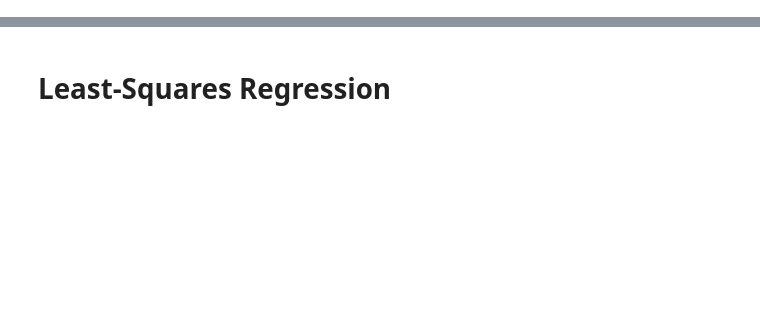
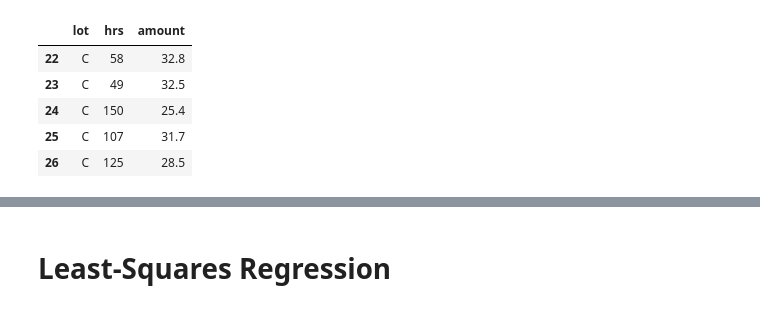
Before and after one commit to nknezek/BuffettGroup, a Jupyter notebook: 20S/02-06/01-Efron-Ch9-Python.ipynb, the cells around one changed output, grey strips where cells are left out. Cells and saved outputs as stored; diff of their text form; code cells hidden in the pictures; blank space fills up the shorter version.

```diff
--- a/20S/02-06/01-Efron-Ch9-Python.ipynb
+++ b/20S/02-06/01-Efron-Ch9-Python.ipynb
@@ -65,0 +31,9 @@ C  [111.          28.92222222]
+# %%
+hormone_data.tail()
+# %% [output]
+|  | lot | hrs | amount |
+| 22 | C | 58 | 32.8 |
+| 23 | C | 49 | 32.5 |
+| 24 | C | 150 | 25.4 |
+| 25 | C | 107 | 31.7 |
+| 26 | C | 125 | 28.5 |
```
Also changed, not shown: parts of 24 cells of this notebook, 2 other files.
